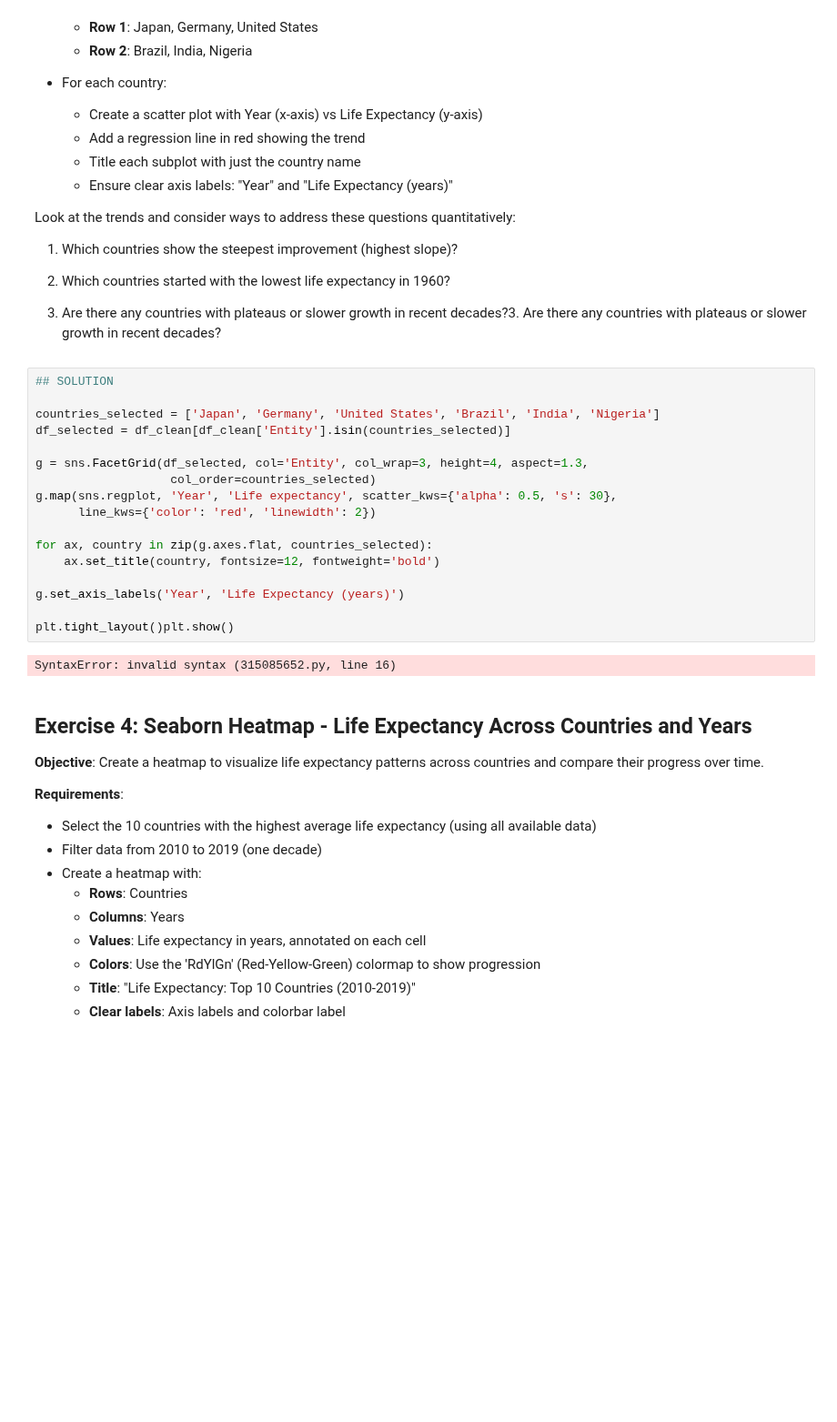
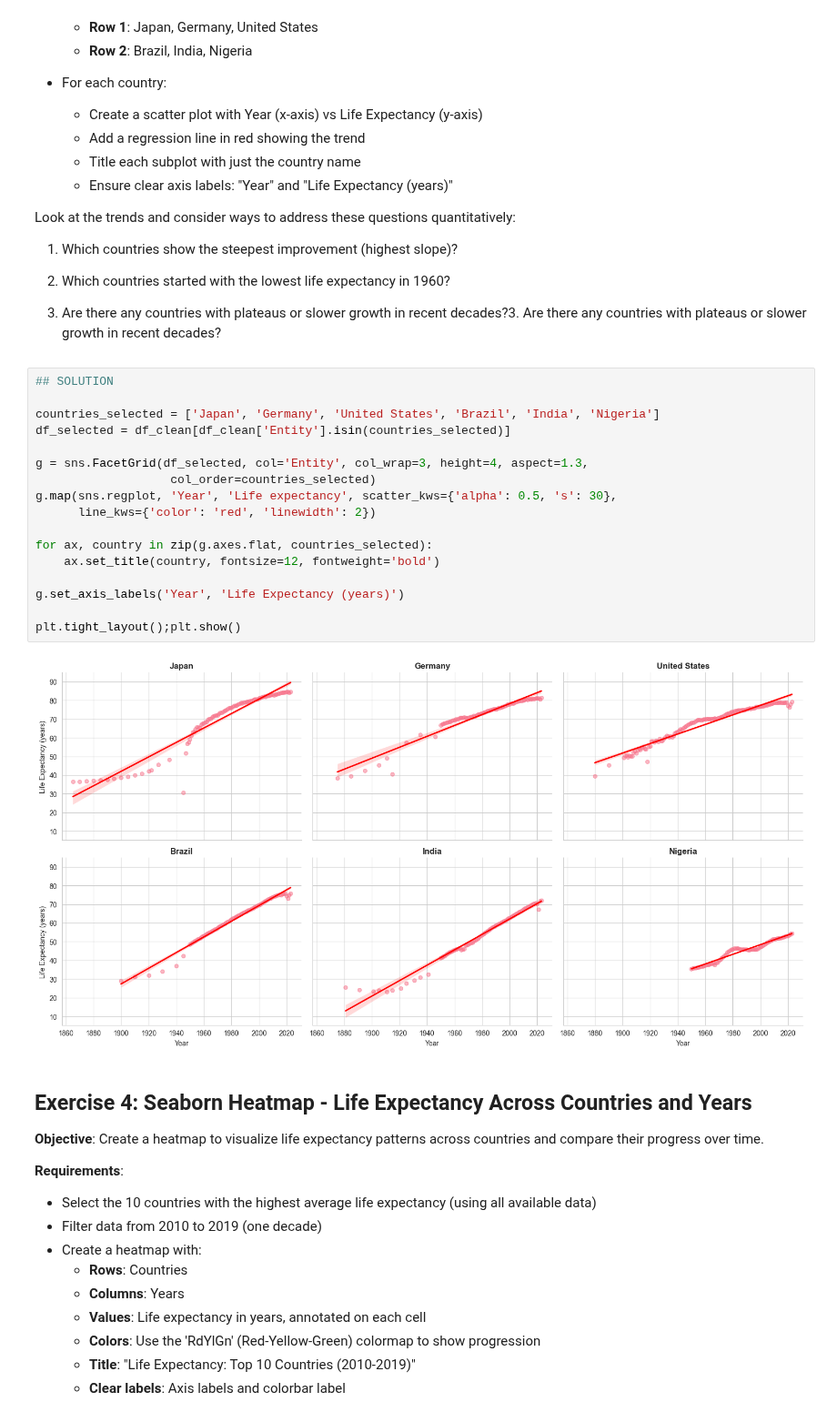
Before and after one commit to FTurci/intro-coding-data-analysis-mirror, a Jupyter notebook: 17/exercises_advanced_plotting-solutions.ipynb, the cells around one changed output. Shown at 91% size. Drawn from its saved outputs; the diff is of its cells as text; blank space fills up the shorter version.

```diff
--- a/17/exercises_advanced_plotting-solutions.ipynb
+++ b/17/exercises_advanced_plotting-solutions.ipynb
@@ -149,22 +149,22 @@ Look at the trends and consider ways to address these questions quantitatively:
 # %%
 ## SOLUTION
 
 countries_selected = ['Japan', 'Germany', 'United States', 'Brazil', 'India', 'Nigeria']
 df_selected = df_clean[df_clean['Entity'].isin(countries_selected)]
 
 g = sns.FacetGrid(df_selected, col='Entity', col_wrap=3, height=4, aspect=1.3,
                    col_order=countries_selected)
 g.map(sns.regplot, 'Year', 'Life expectancy', scatter_kws={'alpha': 0.5, 's': 30},
       line_kws={'color': 'red', 'linewidth': 2})
 
 for ax, country in zip(g.axes.flat, countries_selected):
     ax.set_title(country, fontsize=12, fontweight='bold')
 
 g.set_axis_labels('Year', 'Life Expectancy (years)')
 
-plt.tight_layout()plt.show()
+plt.tight_layout();plt.show()
 # %% [output]
-SyntaxError: invalid syntax (315085652.py, line 16)
+[figure, added]
 # %% [markdown]
 ## Exercise 4: Seaborn Heatmap - Life Expectancy Across Countries and Years
 
```
Also changed, not shown: parts of 3 cells of this notebook.
